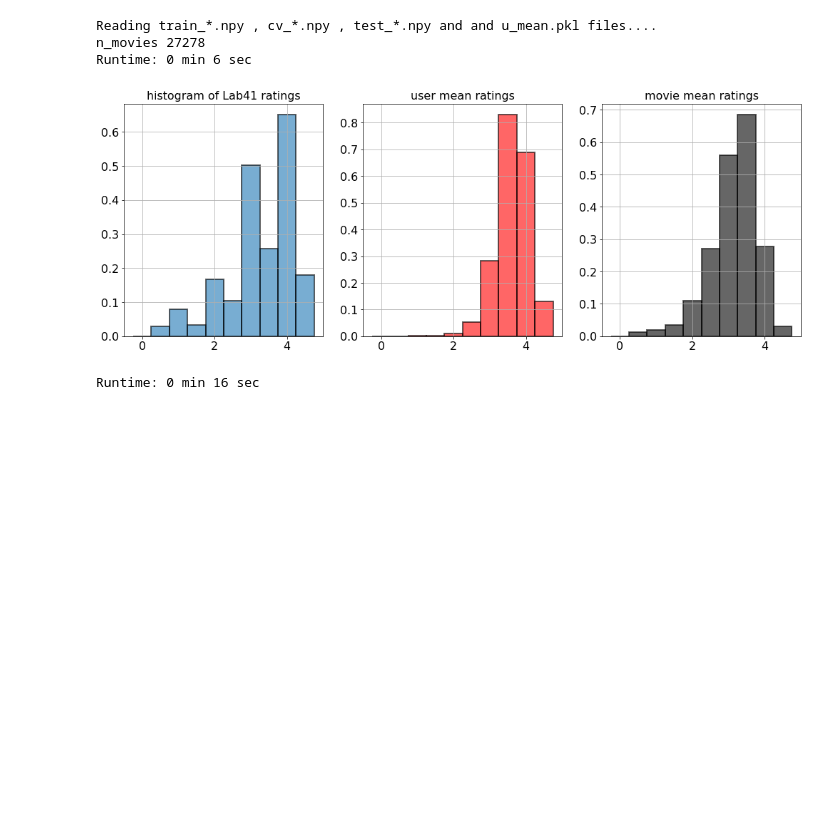
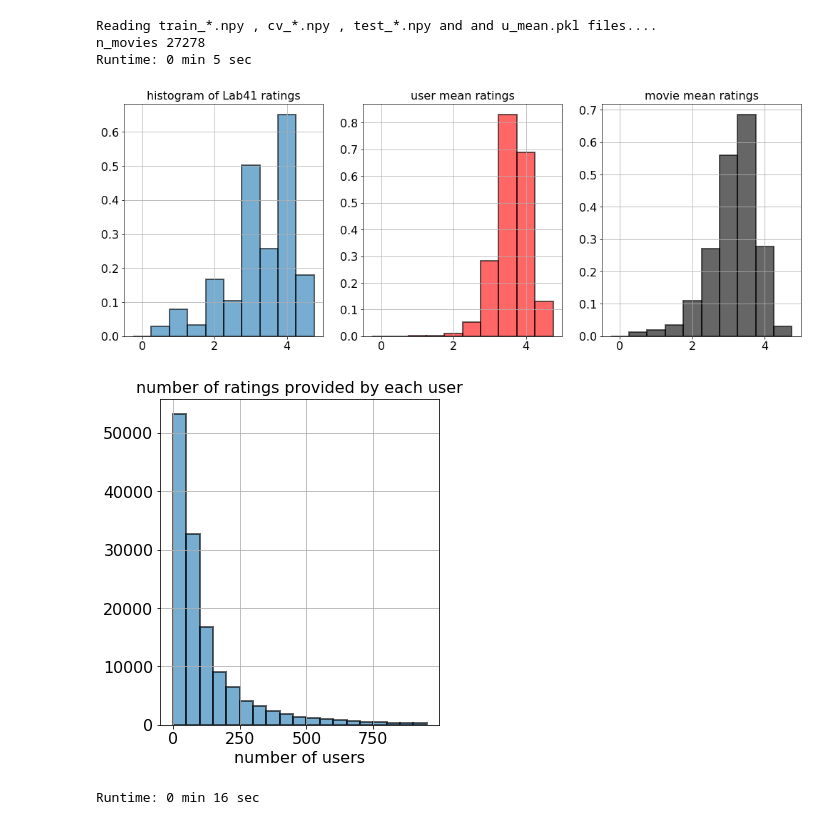
Before and after one commit to ozkansafak/Matrix_Factorization, a Jupyter notebook: main.ipynb, the cells around one changed output. Cells and saved outputs as stored; diff of their text form; code cells hidden in the pictures; blank space fills up the shorter version.

```diff
--- a/main.ipynb
+++ b/main.ipynb
@@ -61,38 +61,52 @@ python version: 3.6.1 |Continuum Analytics, Inc.| (default, May 11 2017, 13:09:5
 python executable location: /home/aind2/anaconda3/envs/aind-dog/bin/python
 # %%
 # Read Lab41 dataset into:
-#                          train_Y, cv_Y, test_Y
-#                          train_Y_indices, cv_Y_indices, test_Y_indices
+#                          train_R, cv_R, test_R
+#                          train_R_indices, cv_R_indices, test_R_indices
 start = time.time()
 #...................................................
-train_Y_indices, train_Y, cv_Y_indices, \
-        cv_Y, test_Y_indices, test_Y, \
+train_R_indices, train_R, cv_R_indices, \
+        cv_R, test_R_indices, test_R, \
         n_users, n_movies, u_mean_dict, v_mean_dict = read_and_split_data()
 
 ax = plt.subplot(131)
-ax.hist(np.concatenate((train_Y, cv_Y, test_Y)), bins=np.arange(-.25, 5.25, 0.5), alpha=.6, \
+ax.hist(np.concatenate((train_R, cv_R, test_R)), bins=np.arange(-.25, 5.25, 0.5), alpha=.6, \
          edgecolor='black', linewidth=2, normed=True);
 ax.set_title('histogram of Lab41 ratings');
-
+# plt.gcf().savefig('fig1.png')
 #...................................................
 
 ax = plt.subplot(132)
 ax.hist((list(u_mean_dict.values())), bins=np.arange(-.25, 5.25, 0.5), alpha=.6, \
         color='red', edgecolor='black', linewidth=2, normed=True);
 ax.set_title('user mean ratings');
+# plt.gcf().savefig('fig2.png')
 
 ax = plt.subplot(133)
-
 ax.hist((list(v_mean_dict.values())), bins=np.arange(-.25, 5.25, 0.5), alpha=.6, \
         color='black', edgecolor='black', linewidth=2, normed=True);
 ax.set_title('movie mean ratings');
-
+# plt.gcf().savefig('fig3.png')
 print_runtime(start)
 # %% [output]
 Reading train_*.npy , cv_*.npy , test_*.npy and and u_mean.pkl files....
 n_movies 27278
-Runtime: 0 min 6 sec
+Runtime: 0 min 5 sec
 [figure]
+# %%
+ind = np.concatenate((train_R_indices, cv_R_indices, test_R_indices), axis=0)
+import pandas as pd
+df = pd.DataFrame(ind, columns=['i','j'])
+gr = df.groupby('i')
+# ----------------------
+ax = plt.subplot(131)
+ax.hist(gr.size(), bins=np.arange(0,1000,50), alpha=.6, \
+        edgecolor='black', linewidth=2);
+ax.set_title('number of ratings provided by each user');
+ax.set_xlabel('number of users')
+plt.gcf().savefig('fig4.png')
+# %% [output]
+[figure, added]
 # %%
 start = time.time()
 
```
Also changed, not shown: parts of 3 cells of this notebook, 3 other files.
